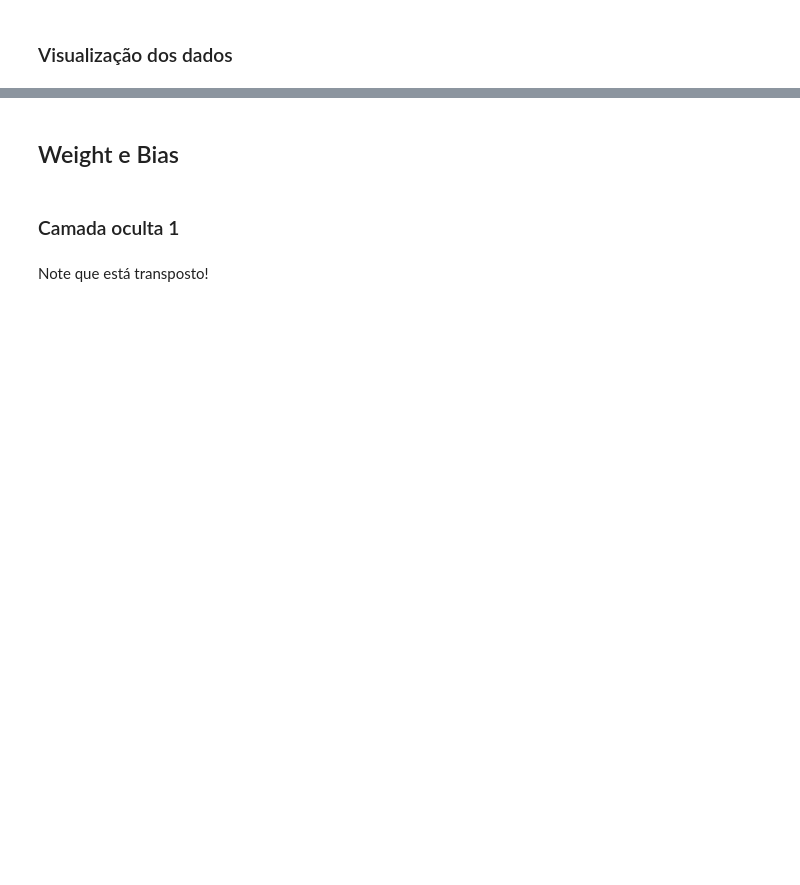
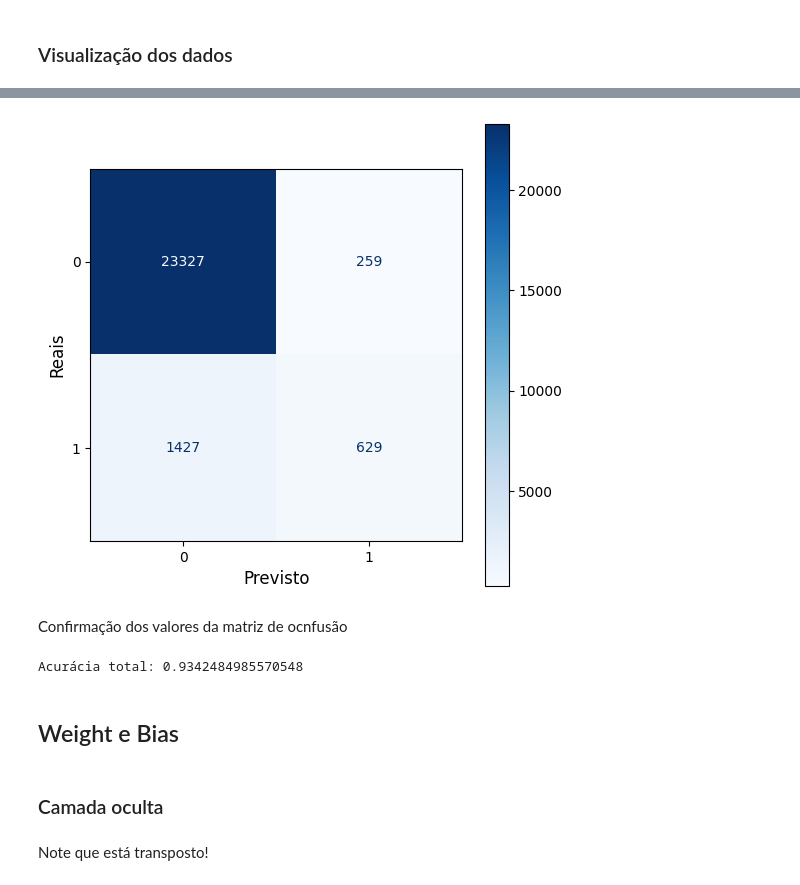
Before and after one commit to igorzeck/2R2N, a Jupyter notebook: mlp.ipynb, the cells around one changed output, grey strips where cells are left out. Saved outputs shown, nothing was run; the diff lists cells and outputs as text; code cells hidden in the pictures; blank space fills up the shorter version.

```diff
--- a/mlp.ipynb
+++ b/mlp.ipynb
@@ -146,0 +163,3 @@ plt.show()
+# %%
+y_pred = model.predict(x_test)
+y_pred = y_pred.flatten()
@@ -147,7 +168,26 @@ plt.show()
+# %%
+y_pred_dicot = pd.Series(y_pred, y_test.index)
+y_pred_dicot = (y_pred > 0.5).astype(int)
+# %%
+cm = confusion_matrix(y_test, y_pred_dicot)
+cm_disp = ConfusionMatrixDisplay(confusion_matrix=cm, display_labels=[0, 1])
+fig, ax = plt.subplots(figsize=(6, 6))
+cm_disp.plot(ax=ax, cmap='Blues', values_format='d')
+ax.set_xlabel('Previsto', fontsize=12)
+ax.set_ylabel('Reais', fontsize=12)
+plt.show()
+# %% [output]
+[figure, added]
+# %% [markdown]
+Confirmação dos valores da matriz de ocnfusão
+# %%
+print("Acurácia total:", (23327 + 629)/len(y_pred_dicot))
+# %% [output]
+Acurácia total: 0.9342484985570548
 # %% [markdown]
 ## Weight e Bias
 # %% [markdown]
-### Camada oculta 1
+### Camada oculta
 # %%
 weights, biases = model.layers[0].get_weights()
 # %% [markdown]
```
Also changed, not shown: parts of 48 cells of this notebook, 13 other files.
